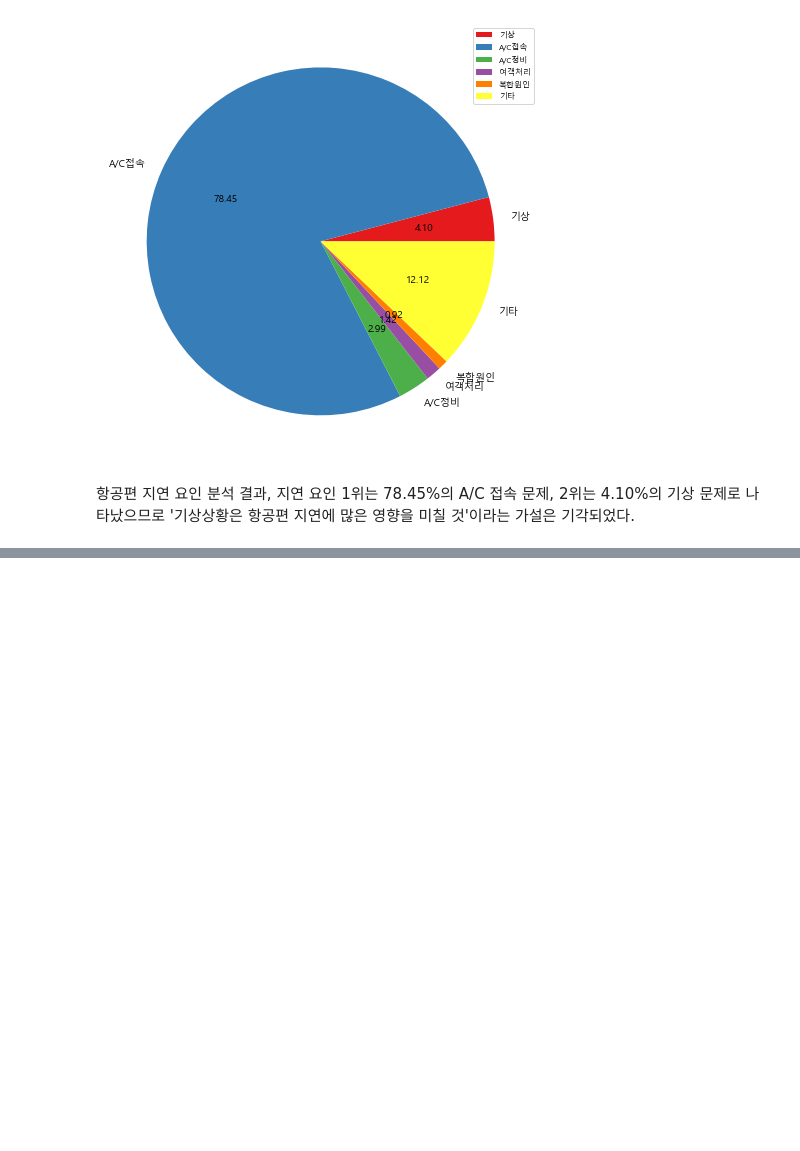
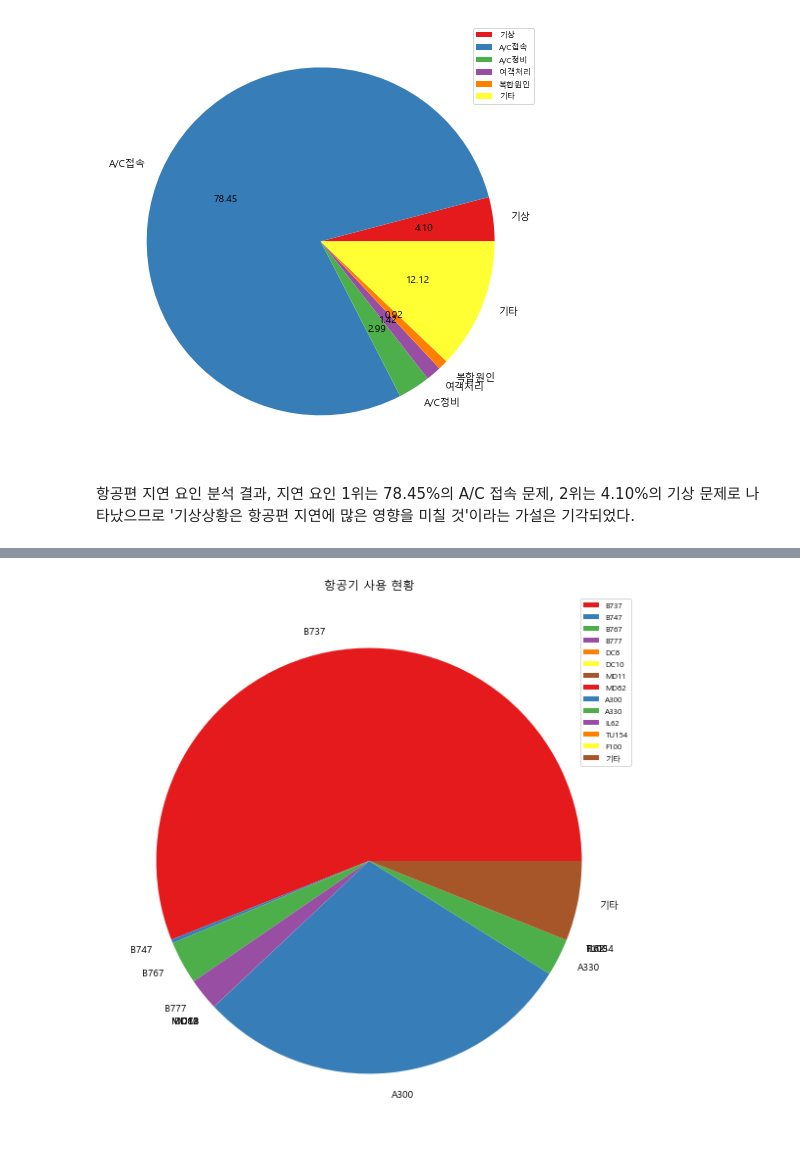
Before and after one commit to yeji4268/BigData, a Jupyter notebook: BigData_Project.ipynb, the cells around one changed output, grey strips where cells are left out. Saved outputs shown, nothing was run; the diff lists cells and outputs as text; code cells hidden in the pictures; blank space fills up the shorter version.

```diff
--- a/BigData_Project.ipynb
+++ b/BigData_Project.ipynb
@@ -252,0 +449,11 @@ plt.show()
+# %%
+# 기간, 노선 구분을 나타내는 행 제거
+aircraft = aircraft.drop([0, 1, 2, 3, 4, 5])
+
+# 열 이름 변경(공통되는 열 이름)
+aircraft.columns = col
+
+# 결측값 처리
+aircraft = aircraft.dropna(thresh = 9)
+
+aircraft
@@ -252,0 +477,14 @@ plt.show()
+# %%
+import matplotlib.pyplot as plt
+import matplotlib.font_manager as fm
+# 폰트 설정
+font_path = "C:/Windows/Fonts/malgunbd.ttf"
+font = fm.FontProperties(fname = font_path).get_name()
+plt.rc('font', family = font)
+# 컬러맵
+cmap = plt.get_cmap("Set1")
+color = cmap(range(7))
+# %%
+m = aircraft['공항명'] != '합계'
+a = aircraft[m]
+a
@@ -252,0 +507,16 @@ plt.show()
+# %%
+a = a.astype({'B737' : 'int', 'B747' : 'int', 'B767' : 'int', 'B777' : 'int', 'DC8' : 'int', 'DC10' : 'int', 'MD11' : 'int'
+              , 'MD82' : 'int', 'A300' : 'int', 'A330' : 'int', 'IL62' : 'int', 'TU154' : 'int', 'F100' : 'int', '기타' : 'int'})
+# %%
+data = [a.B737.sum(), a.B747.sum(), a.B767.sum(), a.B777.sum(), a.DC8.sum(), a.DC10.sum(),
+        a.MD11.sum(), a.MD82.sum(), a.A300.sum(), a.A330.sum(), a.IL62.sum(), a.TU154.sum(),
+       a.F100.sum(), a.기타.sum()]
+label = ['B737', 'B747', 'B767', 'B777', 'DC8', 'DC10', 'MD11', 'MD82', 'A300', 'A330', 'IL62', 'TU154', 'F100', '기타']
+
+plt.figure(figsize = (10, 10))
+plt.pie(data, labels = label, colors = color)
+plt.legend(loc = 'upper right', fontsize = 8)
+plt.title('항공기 사용 현황')
+plt.show()
+# %% [output]
+[figure, added]
```
Also changed, not shown: parts of 25 cells of this notebook.
